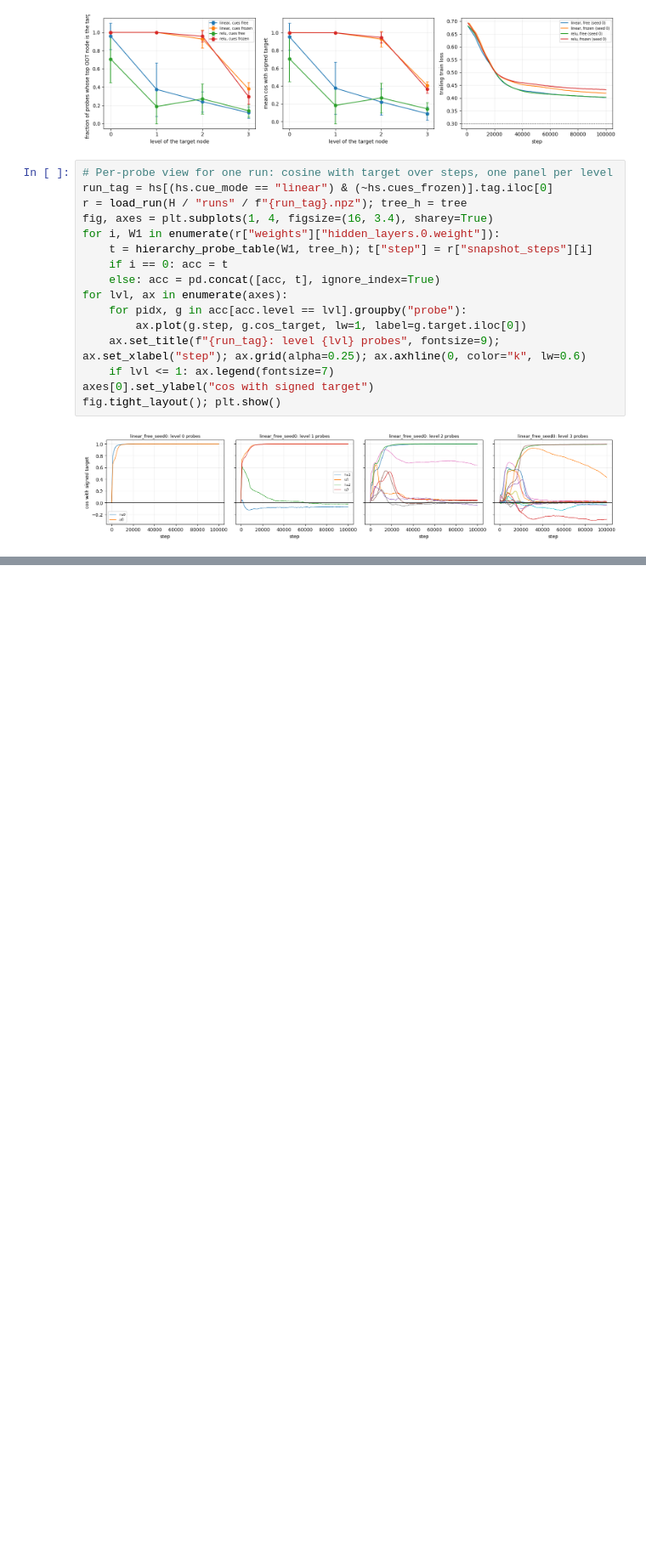
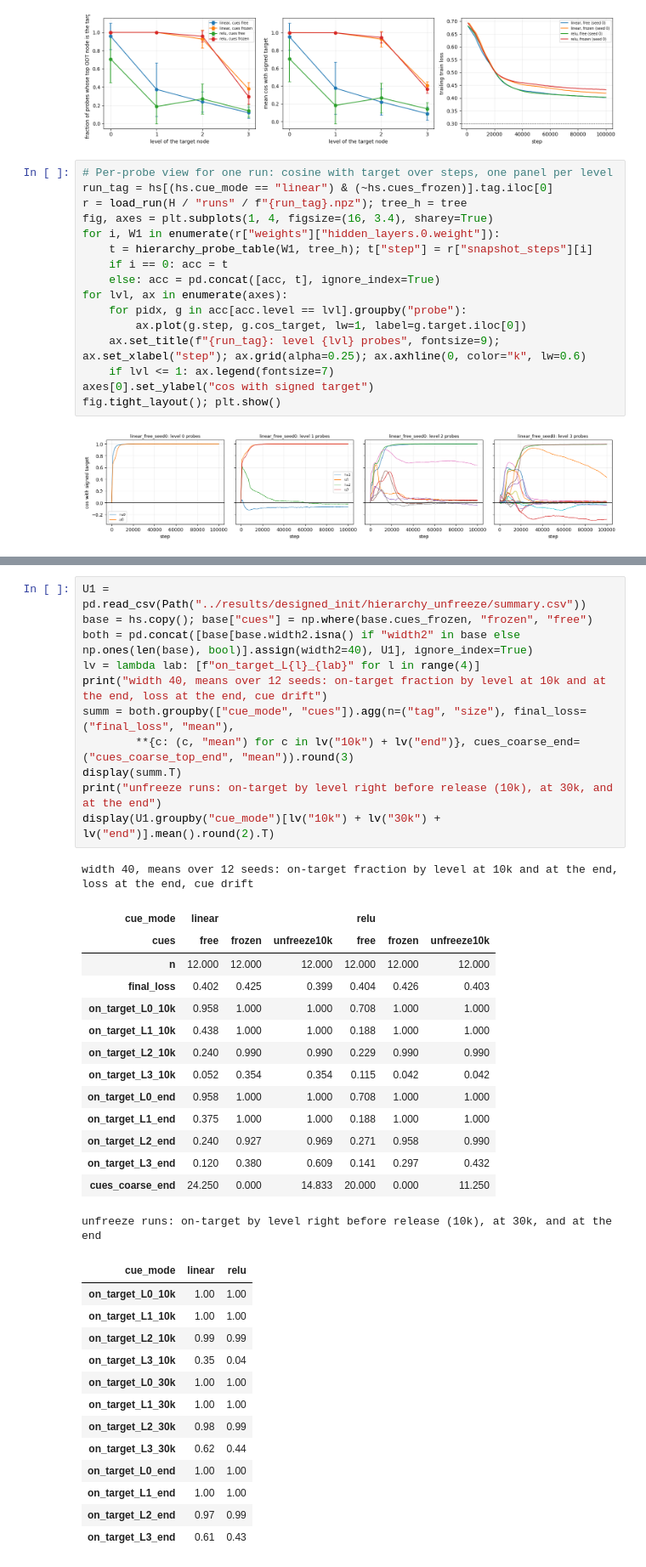
Before and after one commit to HarishGP/layer-lenses, a Jupyter notebook: notebooks/designed_init_u0.ipynb, the cells around one changed output, grey strips where cells are left out. Shown at 85% size. Drawn from its saved outputs; the diff is of its cells as text; blank space fills up the shorter version.

```diff
--- a/notebooks/designed_init_u0.ipynb
+++ b/notebooks/designed_init_u0.ipynb
@@ -490,0 +499,40 @@ fig.tight_layout(); plt.show()
+# %%
+U1 = pd.read_csv(Path("../results/designed_init/hierarchy_unfreeze/summary.csv"))
+base = hs.copy(); base["cues"] = np.where(base.cues_frozen, "frozen", "free")
+both = pd.concat([base[base.width2.isna() if "width2" in base else np.ones(len(base), bool)].assign(width2=40), U1], ignore_index=True)
+lv = lambda lab: [f"on_target_L{l}_{lab}" for l in range(4)]
+print("width 40, means over 12 seeds: on-target fraction by level at 10k and at the end, loss at the end, cue drift")
+summ = both.groupby(["cue_mode", "cues"]).agg(n=("tag", "size"), final_loss=("final_loss", "mean"),
+        **{c: (c, "mean") for c in lv("10k") + lv("end")}, cues_coarse_end=("cues_coarse_top_end", "mean")).round(3)
+display(summ.T)
+print("unfreeze runs: on-target by level right before release (10k), at 30k, and at the end")
+display(U1.groupby("cue_mode")[lv("10k") + lv("30k") + lv("end")].mean().round(2).T)
+# %% [output]
+width 40, means over 12 seeds: on-target fraction by level at 10k and at the end, loss at the end, cue drift
+| cue_mode | linear |  |  | relu |  |  |
+| cues | free | frozen | unfreeze10k | free | frozen | unfreeze10k |
+| n | 12.000 | 12.000 | 12.000 | 12.000 | 12.000 | 12.000 |
+| final_loss | 0.402 | 0.425 | 0.399 | 0.404 | 0.426 | 0.403 |
+| on_target_L0_10k | 0.958 | 1.000 | 1.000 | 0.708 | 1.000 | 1.000 |
+| on_target_L1_10k | 0.438 | 1.000 | 1.000 | 0.188 | 1.000 | 1.000 |
+| on_target_L2_10k | 0.240 | 0.990 | 0.990 | 0.229 | 0.990 | 0.990 |
+| on_target_L3_10k | 0.052 | 0.354 | 0.354 | 0.115 | 0.042 | 0.042 |
+| on_target_L0_end | 0.958 | 1.000 | 1.000 | 0.708 | 1.000 | 1.000 |
+| on_target_L1_end | 0.375 | 1.000 | 1.000 | 0.188 | 1.000 | 1.000 |
+| on_target_L2_end | 0.240 | 0.927 | 0.969 | 0.271 | 0.958 | 0.990 |
+| on_target_L3_end | 0.120 | 0.380 | 0.609 | 0.141 | 0.297 | 0.432 |
+| cues_coarse_end | 24.250 | 0.000 | 14.833 | 20.000 | 0.000 | 11.250 |
+unfreeze runs: on-target by level right before release (10k), at 30k, and at the end
+| cue_mode | linear | relu |
+| on_target_L0_10k | 1.00 | 1.00 |
+| on_target_L1_10k | 1.00 | 1.00 |
+| on_target_L2_10k | 0.99 | 0.99 |
+| on_target_L3_10k | 0.35 | 0.04 |
+| on_target_L0_30k | 1.00 | 1.00 |
+| on_target_L1_30k | 1.00 | 1.00 |
+| on_target_L2_30k | 0.98 | 0.99 |
+| on_target_L3_30k | 0.62 | 0.44 |
+| on_target_L0_end | 1.00 | 1.00 |
+| on_target_L1_end | 1.00 | 1.00 |
+| on_target_L2_end | 0.97 | 0.99 |
+| on_target_L3_end | 0.61 | 0.43 |
```
Also changed, not shown: parts of 4 cells of this notebook, 48 other files.
